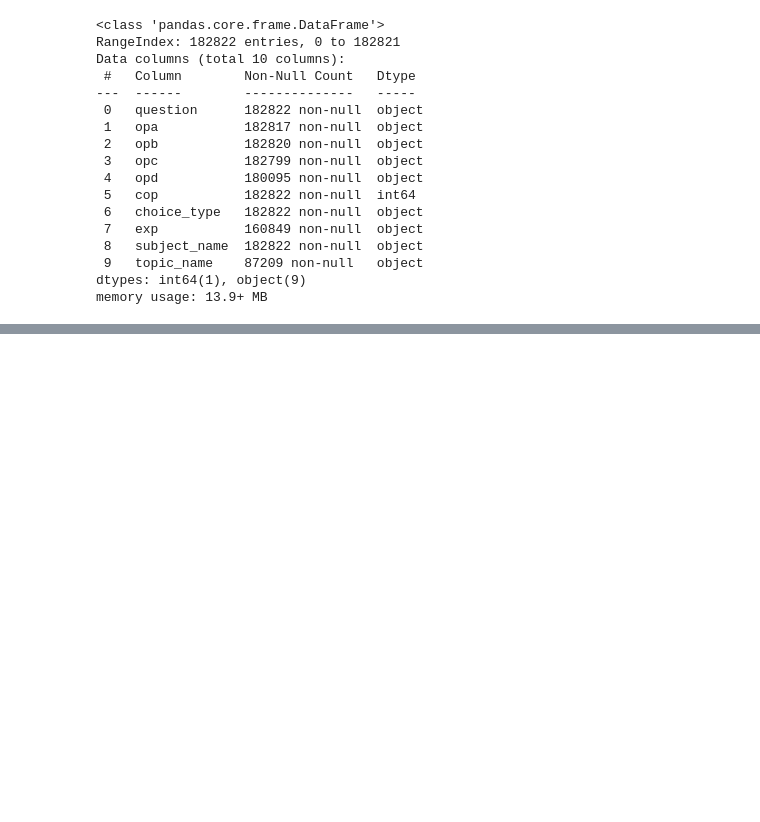
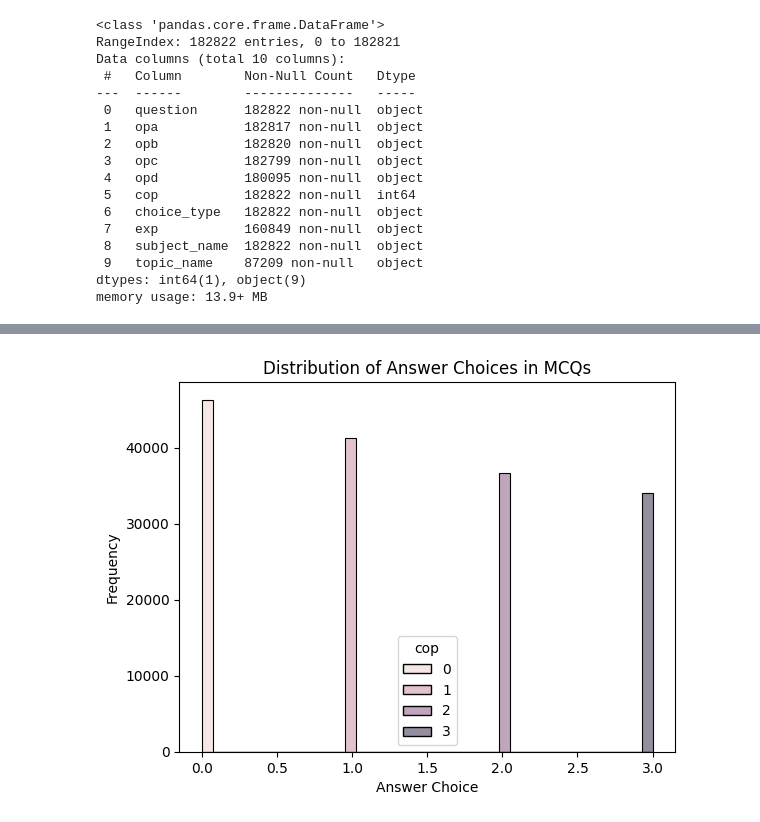
Before and after one commit to sain-Porho-AI/gemini-rag, a Jupyter notebook: geminiembedding.ipynb, the cells around one changed output, grey strips where cells are left out. Drawn from its saved outputs; the diff is of its cells as text; code cells hidden in the pictures; blank space fills up the shorter version.

```diff
--- a/geminiembedding.ipynb
+++ b/geminiembedding.ipynb
@@ -55,3 +58,6 @@ Data columns (total 10 columns):
  9   topic_name    87209 non-null   object
 dtypes: int64(1), object(9)
 memory usage: 13.9+ MB
+# %%
+df_without_topic_name = df_without_id.drop(['topic_name'], axis=1, inplace=False)
+df_without_topic_name.head(4)
@@ -57,0 +70,2 @@ memory usage: 13.9+ MB
+# %%
+df_filtered = df_without_topic_name.dropna()
@@ -57,0 +116,8 @@ memory usage: 13.9+ MB
+# %%
+sns.histplot(data=df_filtered, x='cop', hue='cop')  # Consider hue for multiple datasets
+plt.xlabel('Answer Choice')
+plt.ylabel('Frequency')
+plt.title('Distribution of Answer Choices in MCQs')
+plt.show()
+# %% [output]
+[figure, added]
```
Also changed, not shown: parts of 8 cells of this notebook.
